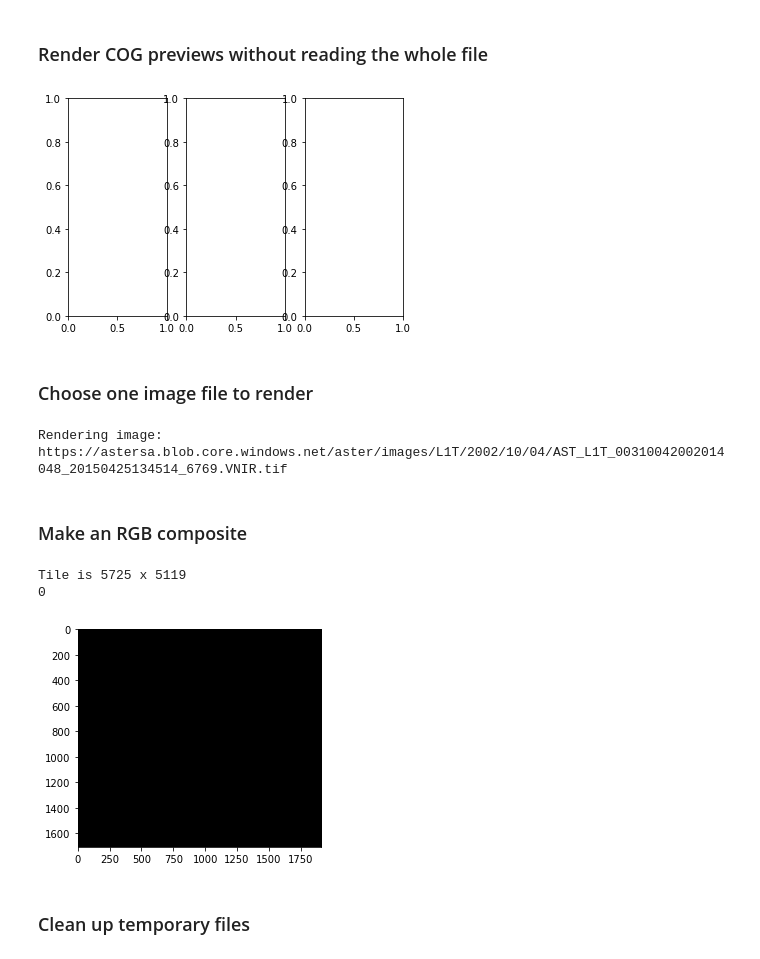
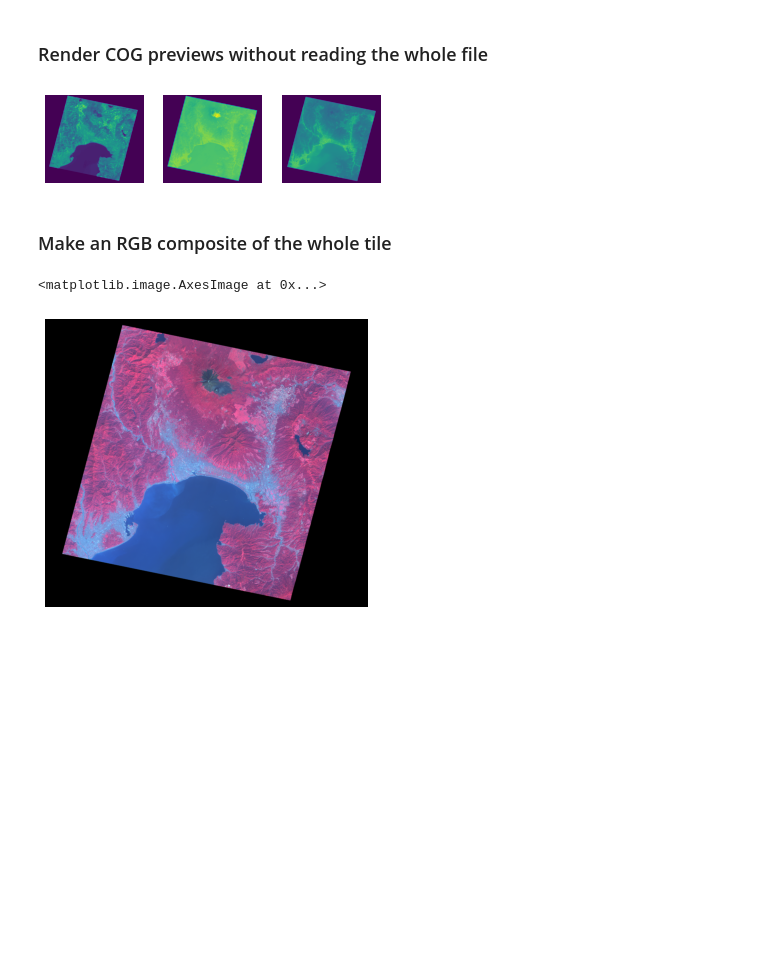
Before and after one commit to microsoft/AIforEarthDataSets, a Jupyter notebook: data/aster.ipynb, the cells around one changed output. Drawn from its saved outputs; the diff is of its cells as text; code cells hidden in the pictures; blank space fills up the shorter version.

Commit message:
Updated ASTER, daymet notebooks

```diff
--- a/data/aster.ipynb
+++ b/data/aster.ipynb
@@ -44,11 +51,8 @@ container_name = 'aster'
 storage_account_url = \
   'https://' + storage_account_name + '.blob.core.windows.net/'
 
-# Read-only SAS token, provided as part of the container documentation
-ro_sas_token = '?sv=2020-04-08&si=aster-ro&sr=c&sig=sXo9shWJec3H6ezpLPuYo7gVpM%2Bj0jLL0fa7jv%2FUe1M%3D'
-
 container_client = ContainerClient(account_url=storage_account_url,
-                                             container_name=container_name, credential=ro_sas_token)
+                                             container_name=container_name, credential=None)
 # %% [markdown]
 ### Search for granules
 # %%
@@ -121,56 +124,40 @@ https://astersa.blob.core.windows.net/aster/images/L1T/2002/10/04/AST_L1T_003100
 # %%
 thumbnail_data = []
 
 # url = azure_cog_urls[0]
 for url in image_urls:
 
     # From:
     #
     # https://automating-gis-processes.github.io/CSC/notebooks/L5/read-cogs.html
     with rasterio.open(url) as raster:
 
         # List of overviews from biggest to smallest
         oviews = raster.overviews(1)
 
         # Retrieve the smallest thumbnail
         decimation_level = oviews[-1]
         h = int(raster.height/decimation_level)
         w = int(raster.width/decimation_level)
 
         thumbnail_channel = raster.read(1, out_shape=(1, h, w))
         thumbnail_data.append(thumbnail_channel)
 
-fig, axes = plt.subplots(1, 3)
+fig, axes = plt.subplots(1, 3, frameon=False)
 
 for i,d in enumerate(thumbnail_data):
     axes[i].imshow(d)
+    axes[i].set_axis_off()
 # %% [output]
-[figure, old version]
+[figure, new version]
-# %% [markdown]
-### Choose one image file to render
-# %%
-url = None
-for s in image_urls:
-    if image_type in s:
-        url = s
-        break
-assert url is not None
-print('Rendering image:\n{}'.format(url))
-# %% [output]
-Rendering image:
-https://astersa.blob.core.windows.net/aster/images/L1T/2002/10/04/AST_L1T_00310042002014048_20150425134514_6769.VNIR.tif
 # %% [markdown]
-### Make an RGB composite
+### Make an RGB composite of the whole tile
 # %%
 # Downscaling factor used when rendering whole-tile composite
 dsfactor = 3
 
-# Bands to use for RGB composite
-bands = [3,2,1]
-
 # Normalization value per channel
 norm_value_composite = [100,100,100]
-norm_value_composite = [1,1,1]
 
 image_data = []
 
@@ -179,21 +166,19 @@ with rasterio.open(url,'r') as src:
     h = int(src.height//dsfactor)
     w = int(src.width//dsfactor)
 
-    print('Tile is {} x {}'.format(src.width,src.height))
-
-    assert src.count >= len(bands)
-
-    for i,band in enumerate(bands):
+    for i,band in enumerate(composite_bands):
         band_array = src.read(band, out_shape=(1, h, w))
-        band_array = band_array # / norm_value_composite[i]
+        band_array = band_array / norm_value_composite[i]
         image_data.append(band_array)
     src.close()
 
 rgb = np.dstack((image_data[0],image_data[1],image_data[2]))
-# np.clip(rgb,0,1,rgb)
+np.clip(rgb,0,1,rgb)
+fig = plt.figure(frameon=False)
+ax = plt.Axes(fig,[0., 0., 1., 1.])
+ax.set_axis_off()
+fig.add_axes(ax)
 plt.imshow(rgb)
-print(np.max(image_data[2]))
 # %% [output]
-Tile is 5725 x 5119
-0
+<matplotlib.image.AxesImage at 0x...>
-[figure, old version]
+[figure, new version]
@@ -228,2 +184,0 @@ plt.imshow(rgb)
-# %% [markdown]
-### Clean up temporary files
```
Also changed, not shown: parts of 9 cells of this notebook, 4 other files.
